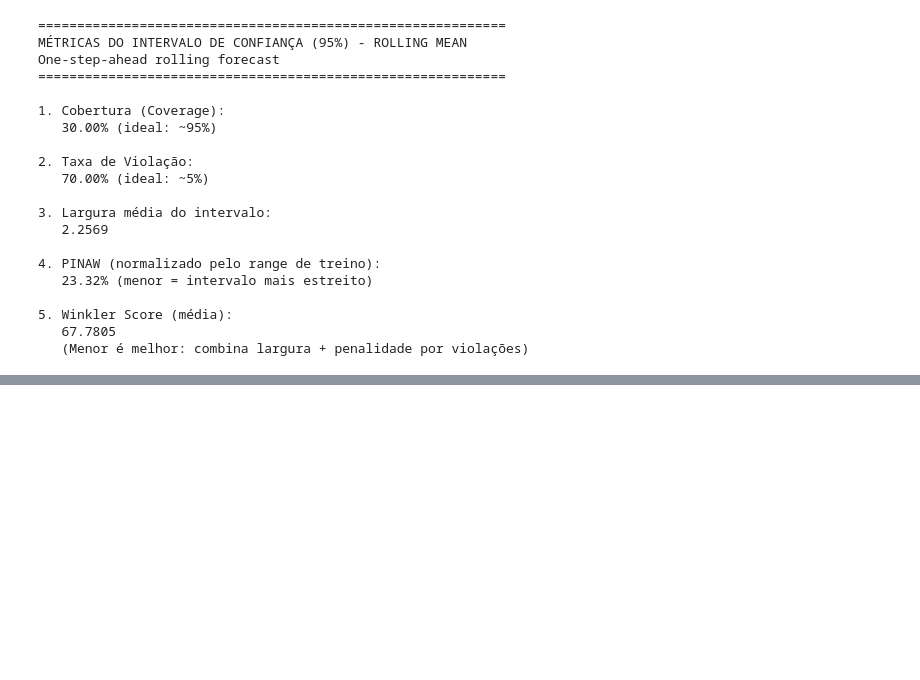
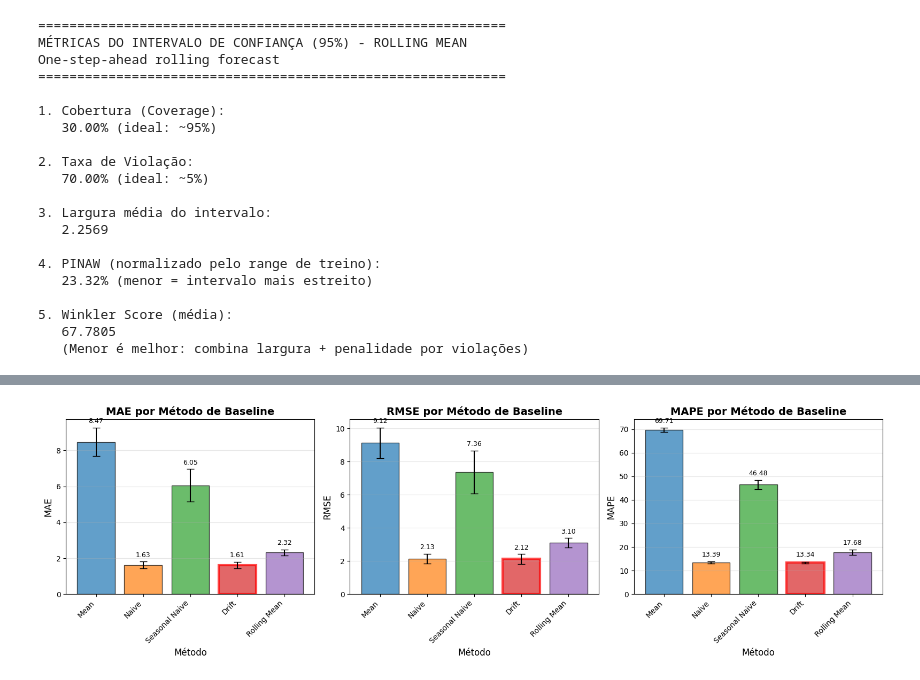
Before and after one commit to eduardammag/time-series, a Jupyter notebook: baselines/Baselines.ipynb, the cells around one changed output, grey strips where cells are left out. Drawn from its saved outputs; the diff is of its cells as text; code cells hidden in the pictures; blank space fills up the shorter version.

```diff
--- a/baselines/Baselines.ipynb
+++ b/baselines/Baselines.ipynb
@@ -1488,0 +1583,39 @@ One-step-ahead rolling forecast
+# %%
+# Plot comparativo - barras com erro
+import matplotlib.pyplot as plt
+import numpy as np
+
+fig, axes = plt.subplots(1, 3, figsize=(16, 5))
+metrics = ["MAE", "RMSE", "MAPE"]
+colors = ['#1f77b4', '#ff7f0e', '#2ca02c', '#d62728', '#9467bd']
+
+for idx, metric in enumerate(metrics):
+    ax = axes[idx]
+
+    x = np.arange(len(comparison_df))
+    values = comparison_df[metric].values
+    errors = comparison_df[f"{metric}_std"].values
+
+    bars = ax.bar(x, values, yerr=errors, capsize=5, color=colors, alpha=0.7, edgecolor='black')
+
+    # Destaca o melhor modelo
+    best_idx = comparison_df[metric].idxmin()
+    bars[best_idx].set_edgecolor('red')
+    bars[best_idx].set_linewidth(3)
+
+    ax.set_xlabel("Método", fontsize=12)
+    ax.set_ylabel(metric, fontsize=12)
+    ax.set_title(f"{metric} por Método de Baseline", fontsize=14, fontweight='bold')
+    ax.set_xticks(x)
+    ax.set_xticklabels(comparison_df["Método"], rotation=45, ha='right')
+    ax.grid(axis='y', alpha=0.3)
+
+    # Adiciona valores no topo das barras
+    for i, (val, err) in enumerate(zip(values, errors)):
+        ax.text(i, val + err + (max(values) * 0.02), f'{val:.2f}',
+                ha='center', va='bottom', fontsize=9)
+
+plt.tight_layout()
+plt.show()
+# %% [output]
+[figure, added]
```
Also changed, not shown: parts of 6 cells of this notebook.
